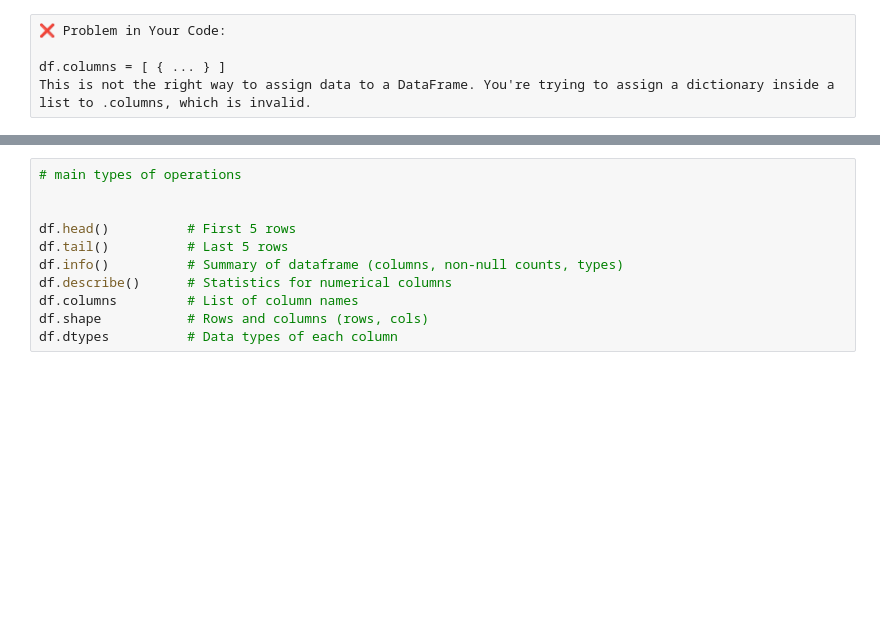
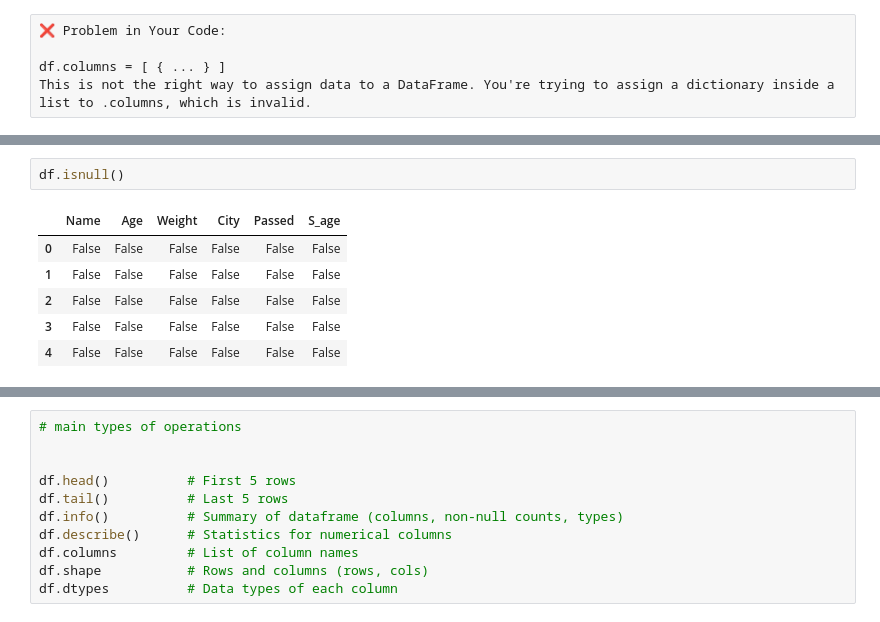
Before and after one commit to Gani757/pandas, a Jupyter notebook: pandas_task.ipynb, the cells around one changed output, grey strips where cells are left out. Saved outputs shown, nothing was run; the diff lists cells and outputs as text; blank space fills up the shorter version.

```diff
--- a/pandas_task.ipynb
+++ b/pandas_task.ipynb
@@ -144,0 +393,9 @@ ValueError: Length mismatch: Expected axis has 0 elements, new values have 3 ele
+# %%
+df.isnull()
+# %% [output]
+|  | Name | Age | Weight | City | Passed | S_age |
+| 0 | False | False | False | False | False | False |
+| 1 | False | False | False | False | False | False |
+| 2 | False | False | False | False | False | False |
+| 3 | False | False | False | False | False | False |
+| 4 | False | False | False | False | False | False |
```
Also changed, not shown: parts of 45 cells of this notebook.
